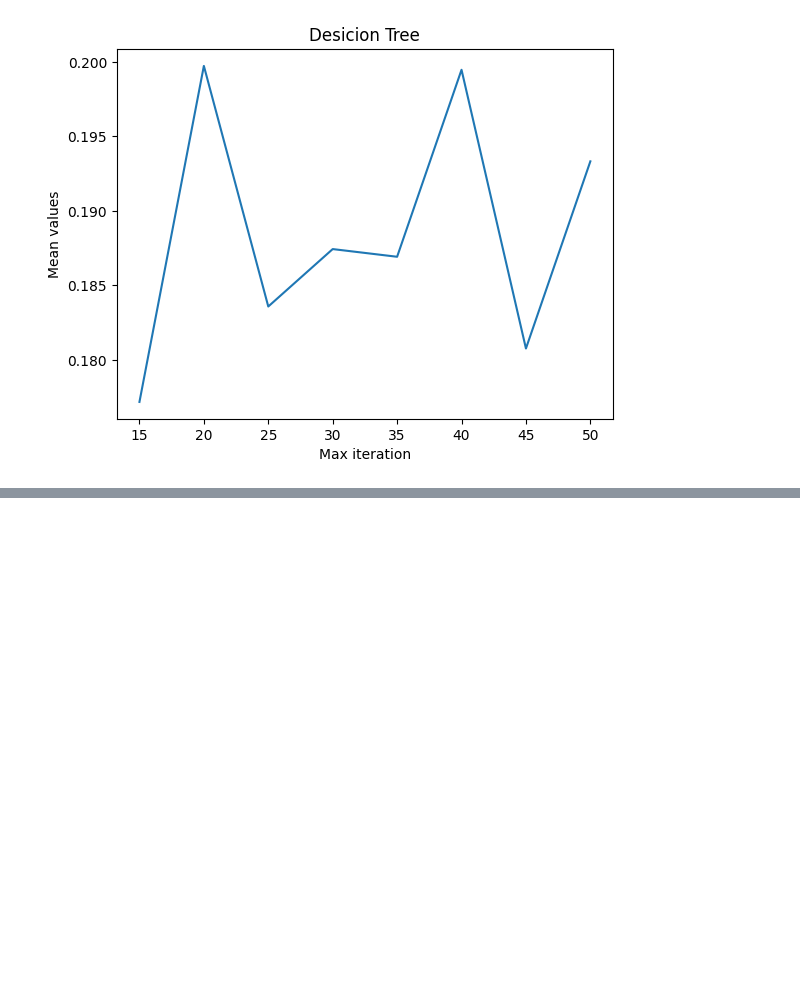
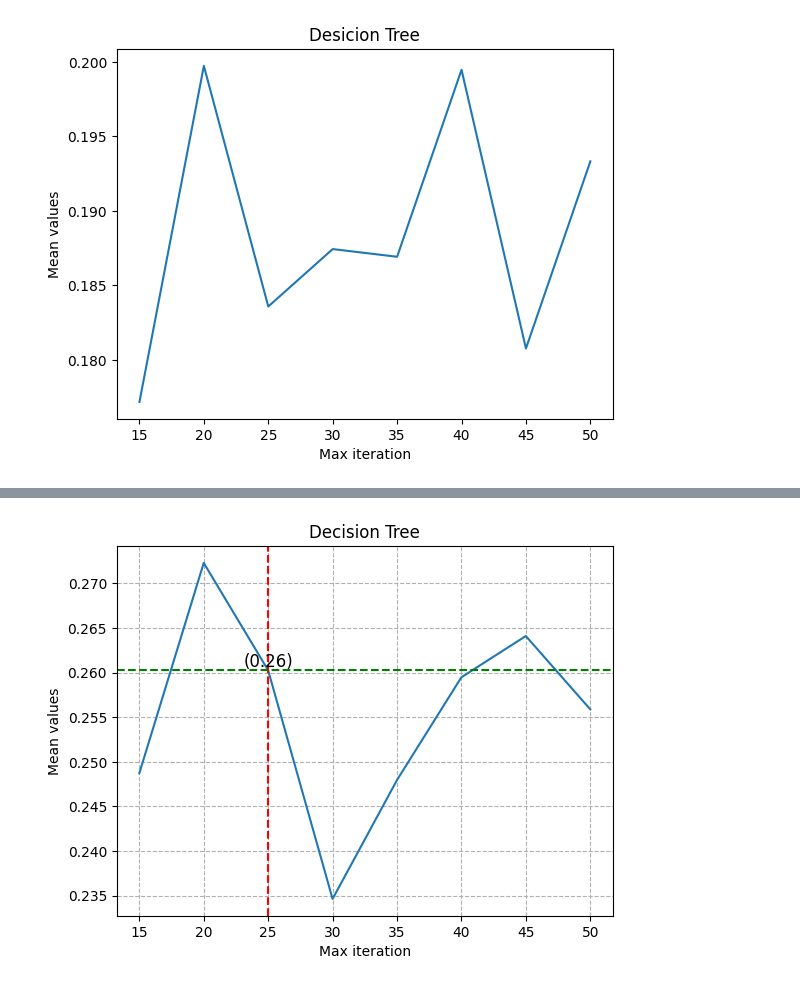
Before and after one commit to erirosv/Master-Thesis, a Jupyter notebook: modelling/sensitivity/sensitivity_stall_limit.ipynb, the cells around one changed output, grey strips where cells are left out. Cells and saved outputs as stored; diff of their text form; code cells hidden in the pictures; blank space fills up the shorter version.

```diff
--- a/modelling/sensitivity/sensitivity_stall_limit.ipynb
+++ b/modelling/sensitivity/sensitivity_stall_limit.ipynb
@@ -173,0 +207,21 @@ plt.show()
+# %%
+plt.plot(df_KNN_mean)
+plt.xticks(range(len(df_KNN_mean)), x_labels)
+plt.xlabel('Max iteration')
+plt.ylabel('Mean values')
+plt.title('Decision Tree')
+
+plt.grid(True, linestyle='--')  # Add gridlines with dotted lines
+
+# Add dotted lines from specific x and y coordinates
+x_point = 2  # x-coordinate
+y_point = df_KNN_mean[2]  # y-coordinate
+
+plt.axvline(x=x_point, color='r', linestyle='--')
+plt.axhline(y=y_point, color='g', linestyle='--')
+
+plt.text(x_point, y_point, f'({y_point:.2f})', color='black', fontsize=12, ha='center', va='bottom')
+
+plt.show()
+# %% [output]
+[figure, added]
```
Also changed, not shown: parts of 4 cells of this notebook, 1 other file.
